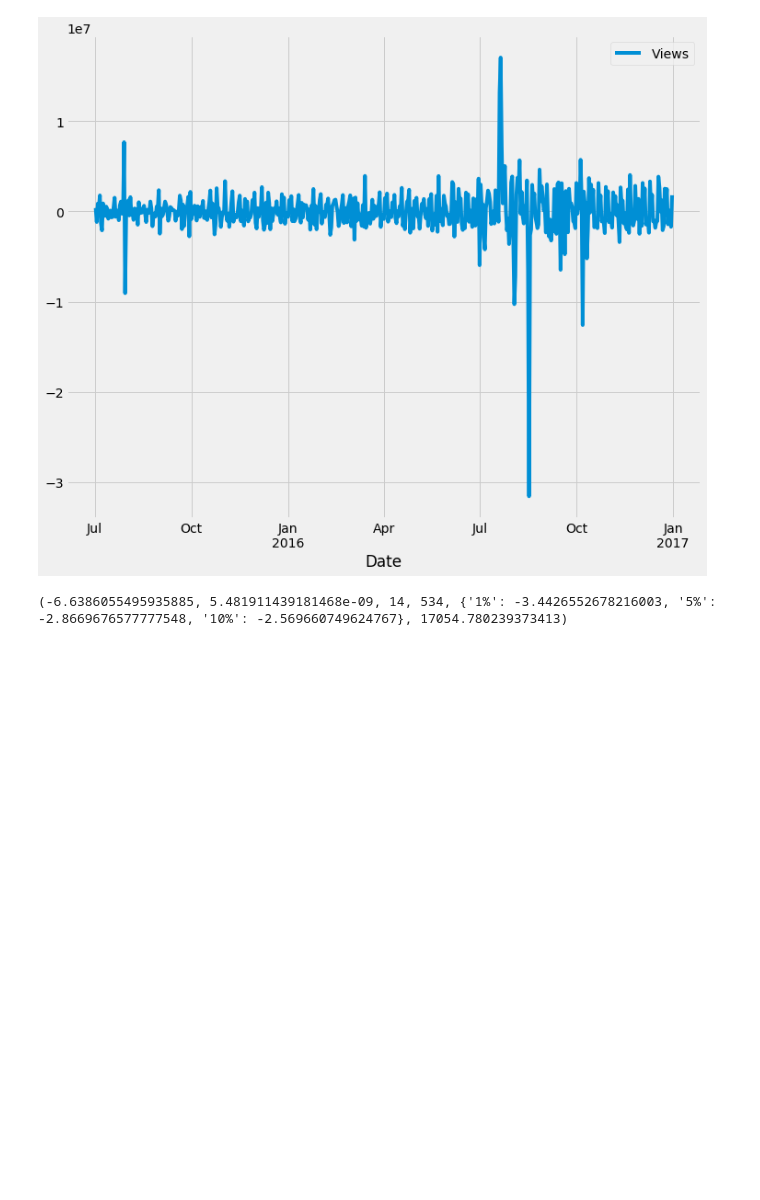
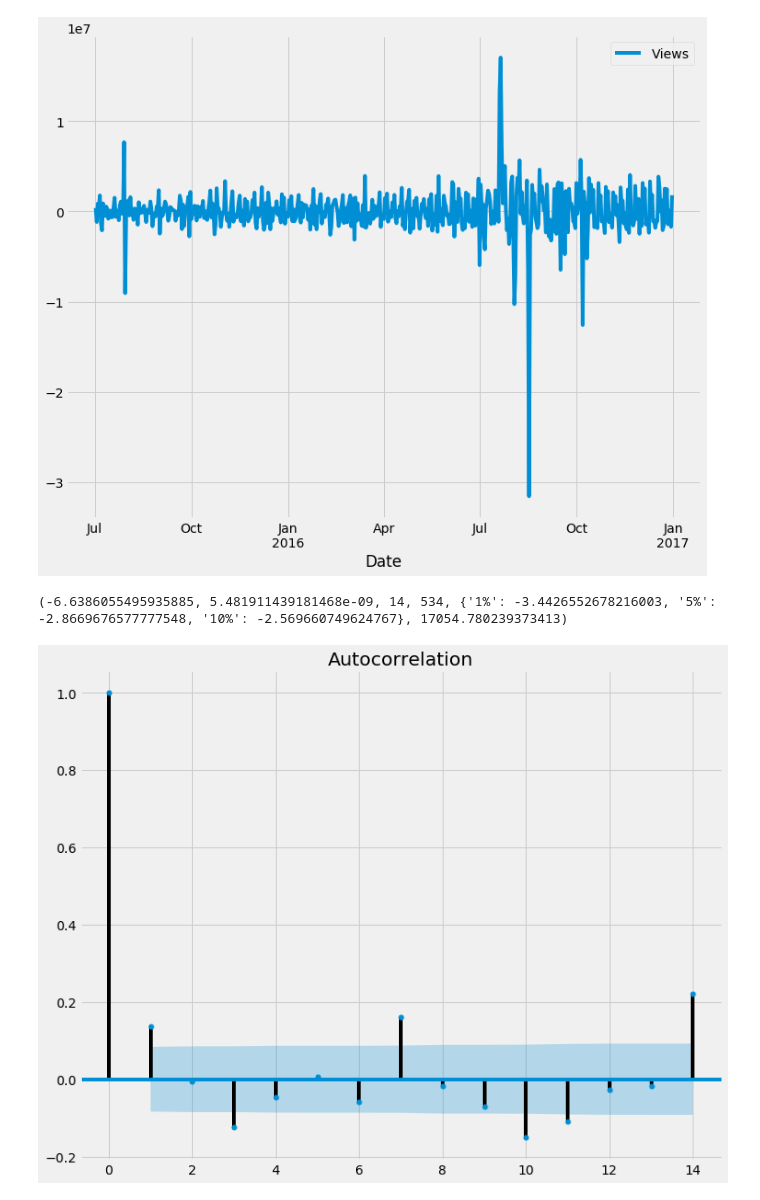
Before and after one commit to Subikshaa/Time-Series-Forecasting-on-Web-Traffic-Dataset, a Jupyter notebook: forecast.ipynb, the cells around one changed output. Cells and saved outputs as stored; diff of their text form; code cells hidden in the pictures; blank space fills up the shorter version.

```diff
--- a/forecast.ipynb
+++ b/forecast.ipynb
@@ -243,0 +248,5 @@ print(test2)
+# %%
+fig = tsaplots.plot_acf(stationary_df['Views'], lags=14)
+plt.show()
+# %% [output]
+[figure, added]
```
Also changed, not shown: parts of 2 cells of this notebook.
